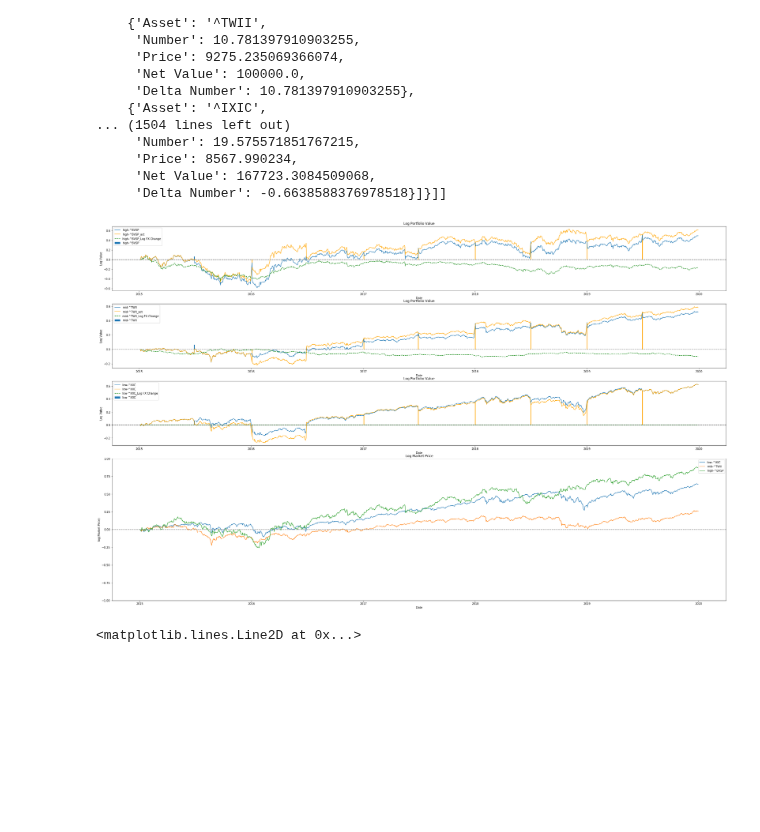
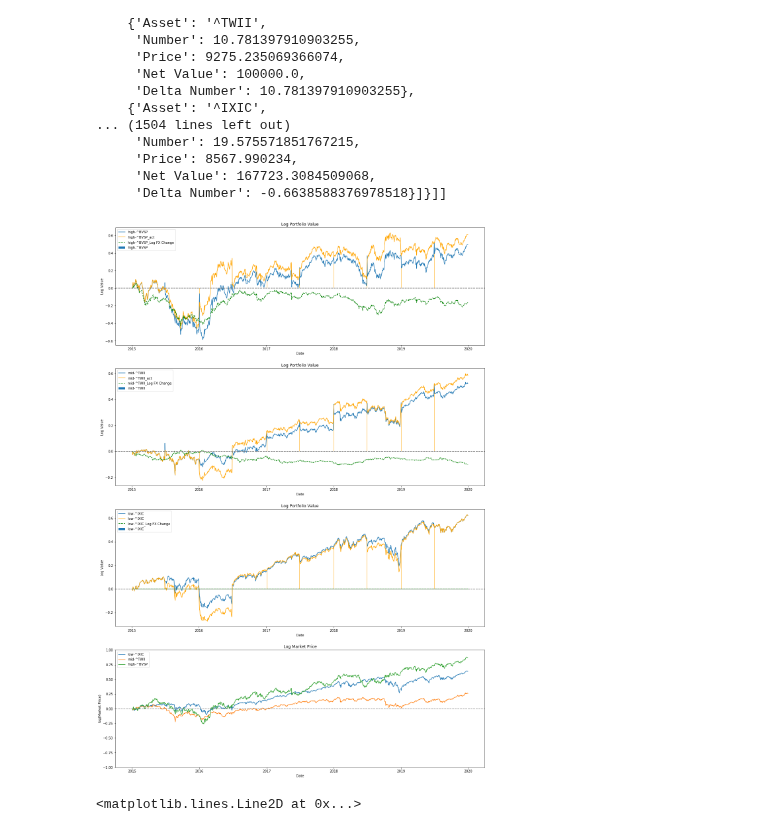
Before and after one commit to lzcaisg/reinforcement_trader, a Jupyter notebook: 0306 - DONE Rebalancing for Benchmark-Add unrealized GainLoss-Copy2.ipynb, the cells around one changed output. Saved outputs shown, nothing was run; the diff lists cells and outputs as text; code cells hidden in the pictures; blank space fills up the shorter version.

Commit message:
Add Data Visualizations

```diff
--- a/0306 - DONE Rebalancing for Benchmark-Add unrealized GainLoss-Copy2.ipynb
+++ b/0306 - DONE Rebalancing for Benchmark-Add unrealized GainLoss-Copy2.ipynb
@@ -163,9 +168,9 @@ actual_labels = ["high-^BVSP_act", "mid-^TWII_act", "low-^IXIC"]
 
 
 plt.rcParams['figure.facecolor'] = 'white'
-fig=plt.figure(figsize=(40,25))
+fig=plt.figure(figsize=(20,30))
 axs = []
-gs=GridSpec(5,1) # 5 rows, 1 columns
+gs=GridSpec(4,1) # 5 rows, 1 columns
 axs.append(fig.add_subplot(gs[0,0])) # First row, first column
 axs.append(fig.add_subplot(gs[1,0])) # First row, second column
 axs.append(fig.add_subplot(gs[2,0])) # First row, third column
@@ -196,34 +201,34 @@ for i, plot_data in enumerate(actual_plot_data_list):
 #     axs[i].set_ylim((0, 300000))
     axs[i].legend()
     axs[i].set_title('Log Portfolio Value')
     axs[i].set_xlabel('Date')
     axs[i].set_ylabel('Log Value')
 
 
 
 for i in range(2,-1,-1): # Inverse: Low-Mid-High
     df = csv2df(DIR, file_names[i]+".csv",source = source_list[i])
     df['Date'] = pd.to_datetime(df['Date'])
     df = df[(df['Date']>=pd.to_datetime("2015-01-01"))&(df['Date']<=pd.to_datetime("2019-12-31"))].reset_index(drop=True)
 
     j = 0
     init_price = df['Price'][j]
     while np.isnan(init_price):
         j+=1
         init_price = df['Price'][j]
     y = np.log(df['Price'][j:] / init_price)
     x = df['Date'][j:]
     axs[3].plot(x,y,label = nominal_labels[i])
 
 axs[3].axhline(y=0, color = "grey", linestyle='--')
 axs[3].set_ylim((-1,1))
 axs[3].legend()
 axs[3].set_title('Log Market Price')
 axs[3].set_xlabel('Date')
 axs[3].set_ylabel('log(Market Price)')
 plt.show()
 # %% [output]
-[figure, old version]
+[figure, new version]
 # %%
 nominal = nominal_price_result[3]
 date_df = pd.DataFrame([tmp['Date']for tmp in nominal], columns = ['Date'])
```
Also changed, not shown: parts of 1 cell of this notebook, 6 other files.
